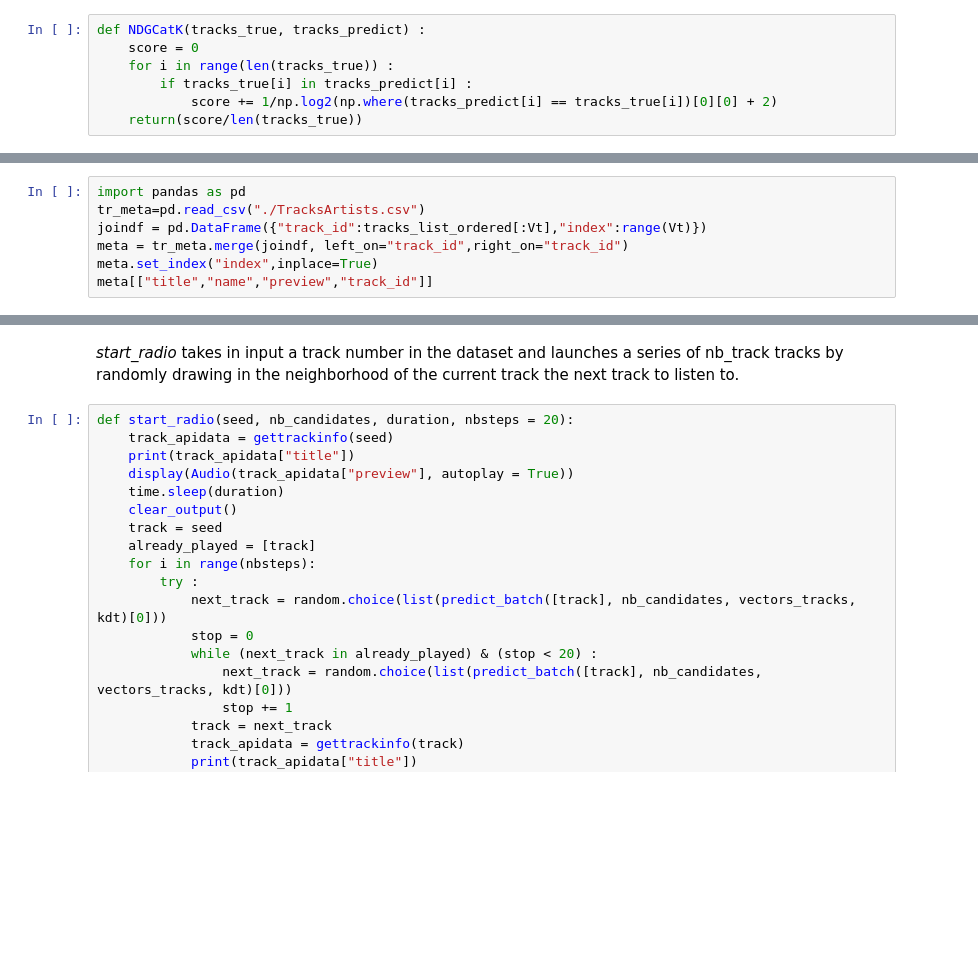
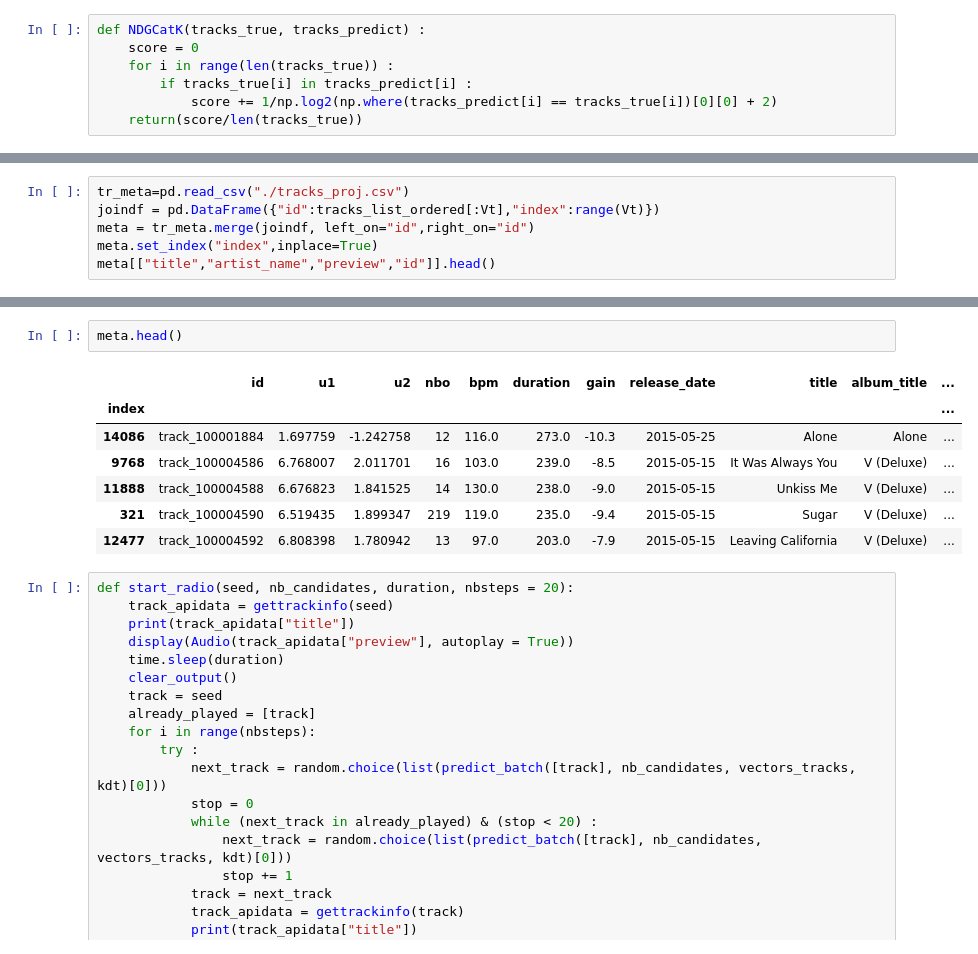
Before and after one commit to medelmaimouni/track2vec, a Jupyter notebook: track2vec.ipynb, the cells around one changed output, grey strips where cells are left out. Cells and saved outputs as stored; diff of their text form; blank space fills up the shorter version.

```diff
--- a/track2vec.ipynb
+++ b/track2vec.ipynb
@@ -347,7 +474,6 @@ The TrackArtists file contains meta.data on the tracks and the artists for a sub
 # %%
-import pandas as pd
-tr_meta=pd.read_csv("./TracksArtists.csv")
-joindf = pd.DataFrame({"track_id":tracks_list_ordered[:Vt],"index":range(Vt)})
-meta = tr_meta.merge(joindf, left_on="track_id",right_on="track_id")
+tr_meta=pd.read_csv("./tracks_proj.csv")
+joindf = pd.DataFrame({"id":tracks_list_ordered[:Vt],"index":range(Vt)})
+meta = tr_meta.merge(joindf, left_on="id",right_on="id")
 meta.set_index("index",inplace=True)
-meta[["title","name","preview","track_id"]]
+meta[["title","artist_name","preview","id"]].head()
@@ -378,5 +532,13 @@ display(Audio(track_apidata["preview"],autoplay=True))
-# %% [markdown]
-*start_radio* takes in input a track number in the dataset and launches a series of nb_track tracks by randomly drawing in the neighborhood of the current track the next track to listen to.
+# %%
+meta.head()
+# %% [output]
+|  | id | u1 | u2 | nbo | bpm | duration | gain | release_date | title | album_title | ... |
+| index |  |  |  |  |  |  |  |  |  |  | ... |
+| 14086 | track_100001884 | 1.697759 | -1.242758 | 12 | 116.0 | 273.0 | -10.3 | 2015-05-25 | Alone | Alone | ... |
+| 9768 | track_100004586 | 6.768007 | 2.011701 | 16 | 103.0 | 239.0 | -8.5 | 2015-05-15 | It Was Always You | V (Deluxe) | ... |
+| 11888 | track_100004588 | 6.676823 | 1.841525 | 14 | 130.0 | 238.0 | -9.0 | 2015-05-15 | Unkiss Me | V (Deluxe) | ... |
+| 321 | track_100004590 | 6.519435 | 1.899347 | 219 | 119.0 | 235.0 | -9.4 | 2015-05-15 | Sugar | V (Deluxe) | ... |
+| 12477 | track_100004592 | 6.808398 | 1.780942 | 13 | 97.0 | 203.0 | -7.9 | 2015-05-15 | Leaving California | V (Deluxe) | ... |
 # %%
 def start_radio(seed, nb_candidates, duration, nbsteps = 20):
     track_apidata = gettrackinfo(seed)
```
Also changed, not shown: parts of 86 cells of this notebook, 2 other files.
